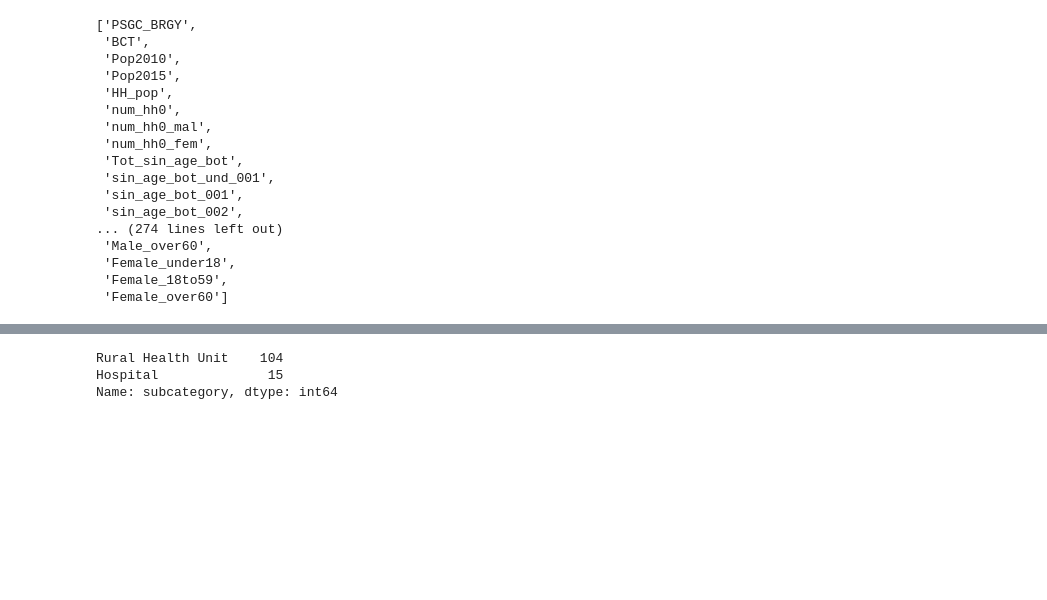
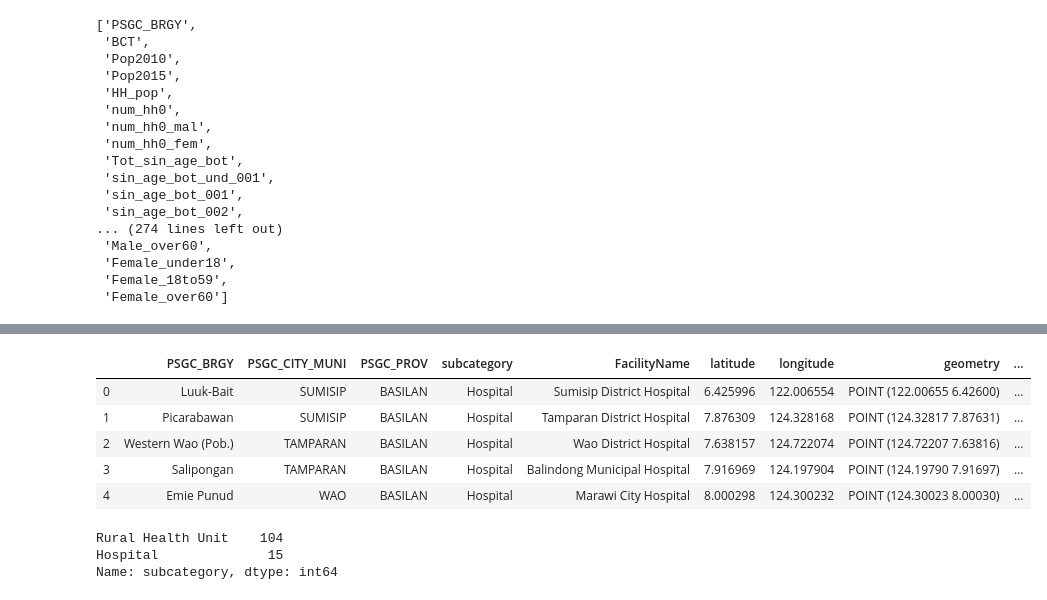
Before and after one commit to bluerose98/ang_huling_ML_bimbo, a Jupyter notebook: Scripts/Cleaning_Health_v2.0.ipynb, the cells around one changed output, grey strips where cells are left out. Saved outputs shown, nothing was run; the diff lists cells and outputs as text; code cells hidden in the pictures; blank space fills up the shorter version.

```diff
--- a/Scripts/Cleaning_Health_v2.0.ipynb
+++ b/Scripts/Cleaning_Health_v2.0.ipynb
@@ -309,3 +326,15 @@ health_info.head()
+# %%
+# Change PROV Names
+prov_name_lookup = province_bounds.iloc[:,-3:-1].rename(columns={'Pro_Code':'PSGC_PROV'})
+health_info['PSGC_PROV'] = pd.merge(health_info['PSGC_PROV'], prov_name_lookup)['Pro_Name']
+health_info.head()
+# %% [output]
+|  | PSGC_BRGY | PSGC_CITY_MUNI | PSGC_PROV | subcategory | FacilityName | latitude | longitude | geometry | ... |
+| 0 | Luuk-Bait | SUMISIP | BASILAN | Hospital | Sumisip District Hospital | 6.425996 | 122.006554 | POINT (122.00655 6.42600) | ... |
+| 1 | Picarabawan | SUMISIP | BASILAN | Hospital | Tamparan District Hospital | 7.876309 | 124.328168 | POINT (124.32817 7.87631) | ... |
+| 2 | Western Wao (Pob.) | TAMPARAN | BASILAN | Hospital | Wao District Hospital | 7.638157 | 124.722074 | POINT (124.72207 7.63816) | ... |
+| 3 | Salipongan | TAMPARAN | BASILAN | Hospital | Balindong Municipal Hospital | 7.916969 | 124.197904 | POINT (124.19790 7.91697) | ... |
+| 4 | Emie Punud | WAO | BASILAN | Hospital | Marawi City Hospital | 8.000298 | 124.300232 | POINT (124.30023 8.00030) | ... |
 # %%
 # TOTAL number of RHUs and Hospitals
 health_info['subcategory'].value_counts()
```
Also changed, not shown: parts of 8 cells of this notebook.
